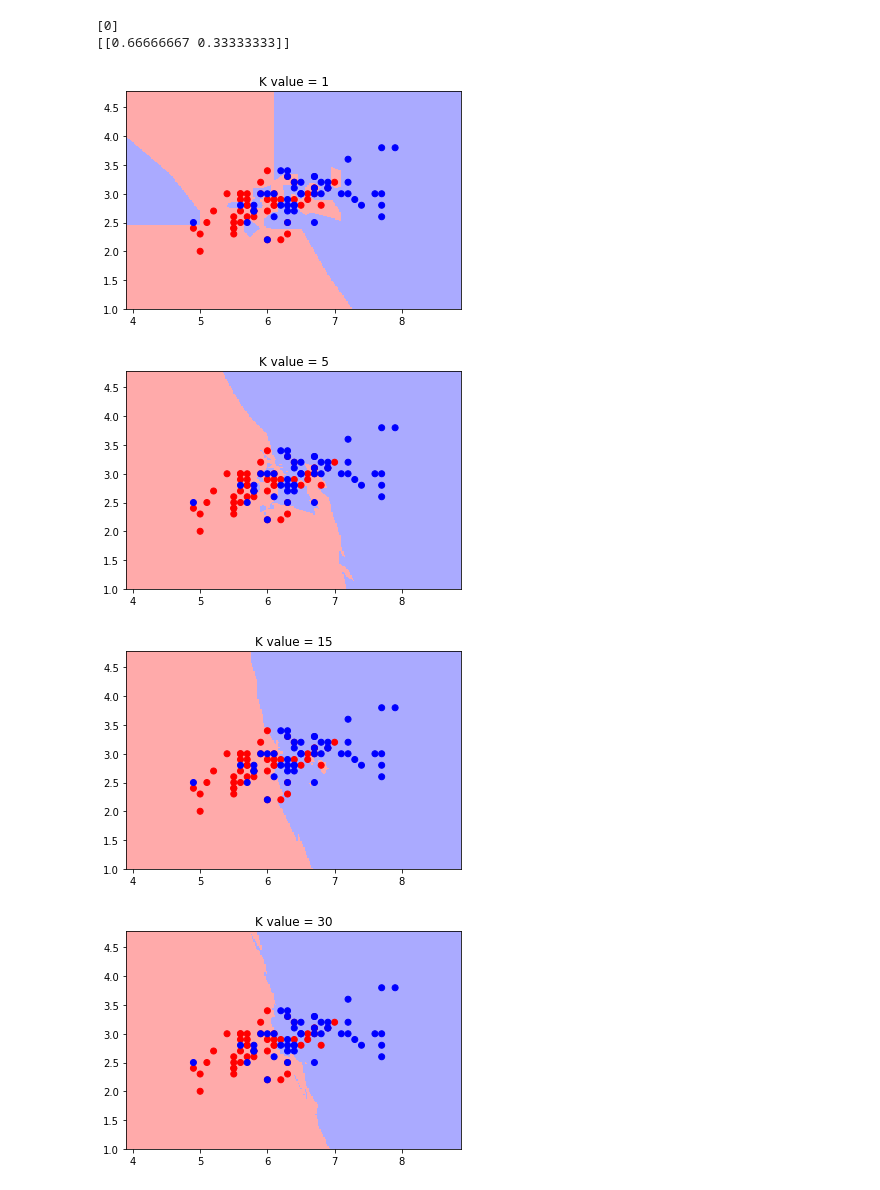
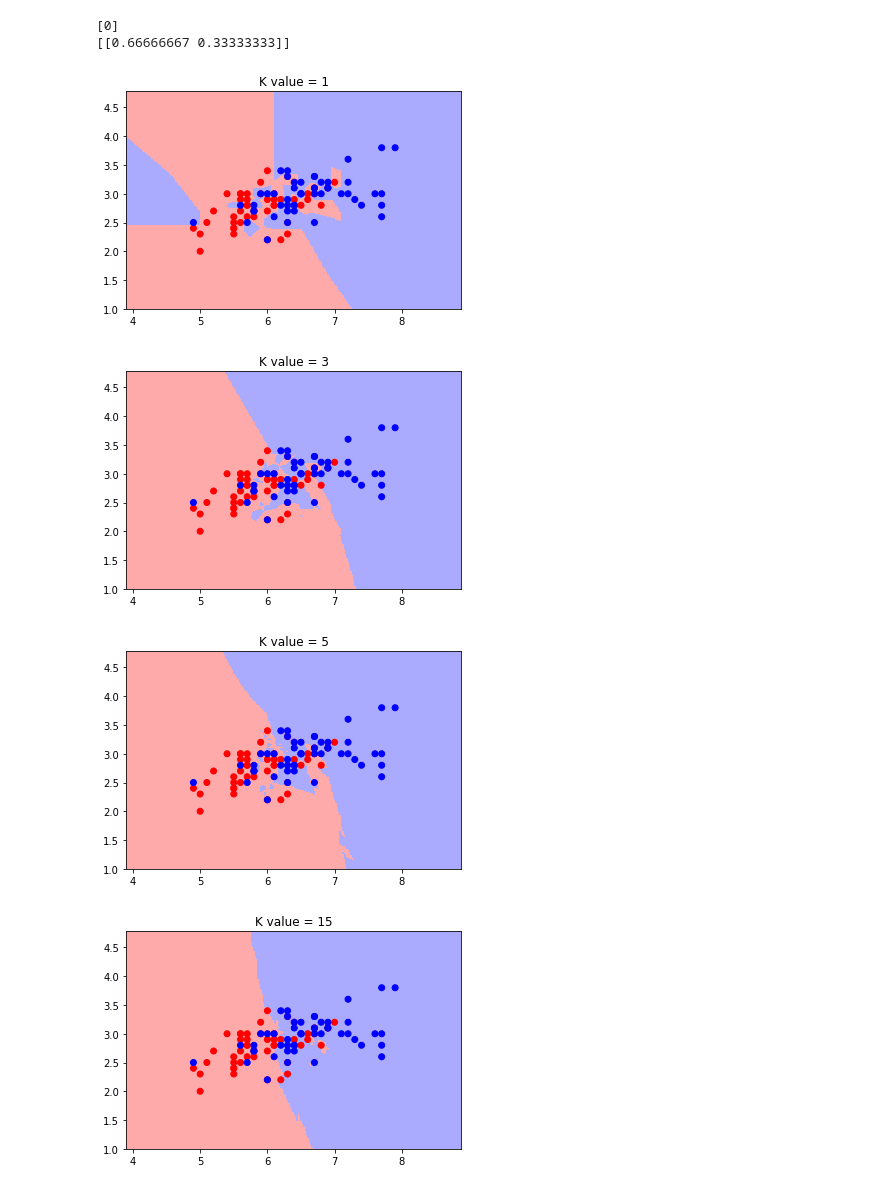
Before and after one commit to siddu541/Analytics, a Jupyter notebook: KNN_Classfier.ipynb, the cells around one changed output. Cells and saved outputs as stored; diff of their text form; code cells hidden in the pictures.

```diff
--- a/KNN_Classfier.ipynb
+++ b/KNN_Classfier.ipynb
@@ -82,12 +82,14 @@ def knn_comparison(data, n_neighbors = 15):
 # %%
 data = np.genfromtxt('/content/6.overlap.csv', delimiter=',')
 knn_comparison(data, 1)
+knn_comparison(data, 3)
 knn_comparison(data, 5)
 knn_comparison(data,15)
 knn_comparison(data, 30)
 knn_comparison(data, 50)
+knn_comparison(data, 90)
 # %% [output]
 [figure]
-[figure, old version]
+[figure, new version]
-[figure, old version]
+[figure, new version]
-[figure, old version]
+[figure, new version]
```
Also changed, not shown: parts of 2 cells of this notebook.
